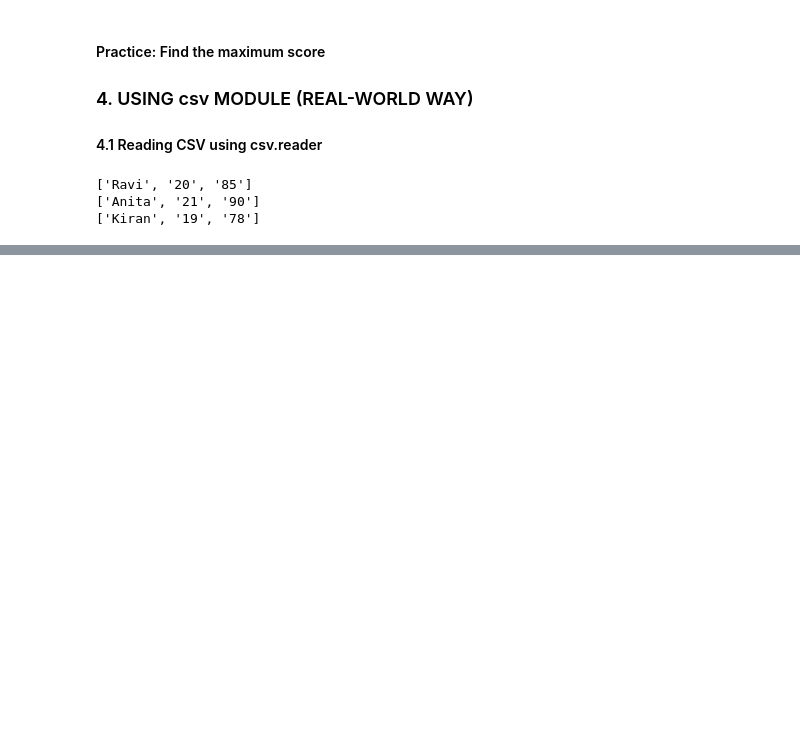
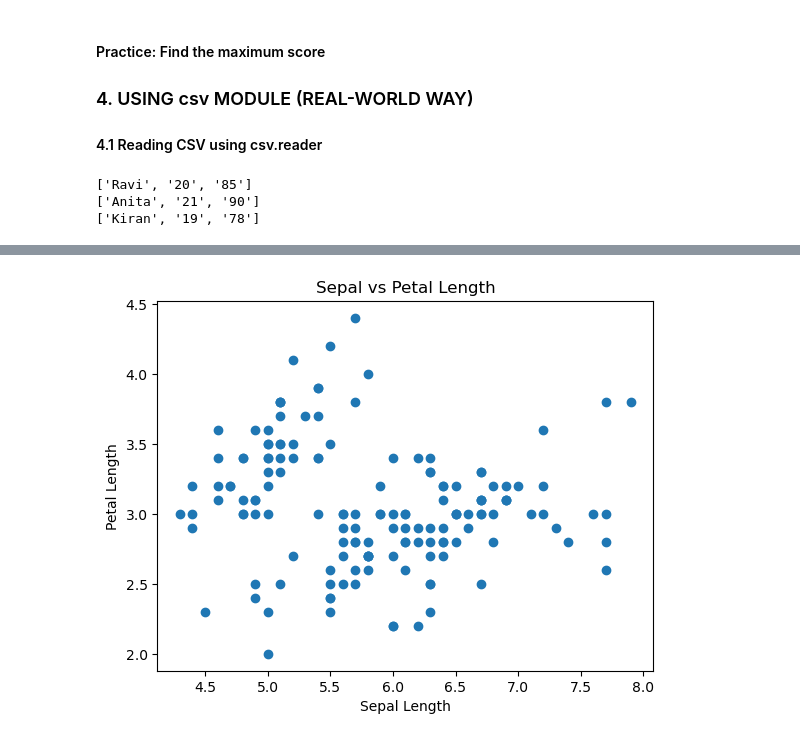
Before and after one commit to cosmological01/AI-ML-Repository-, a Jupyter notebook: Working_withFiles.ipynb, the cells around one changed output, grey strips where cells are left out. Drawn from its saved outputs; the diff is of its cells as text; code cells hidden in the pictures; blank space fills up the shorter version.

```diff
--- a/Working_withFiles.ipynb
+++ b/Working_withFiles.ipynb
@@ -144,0 +738,14 @@ Practice: Print only names
+# %%
+plt.scatter(df['sepal.length'],df['sepal.width'])
+plt.xlabel("Sepal Length")
+plt.ylabel("Petal Length")
+plt.title("Sepal vs Petal Length")
+plt.show()
+
+
+# Why important:
+# feature correlation
+# linear vs non-linear patterns
+# feature selection
+# %% [output]
+[figure, added]
```
Also changed, not shown: parts of 62 cells of this notebook, 5 other files.
